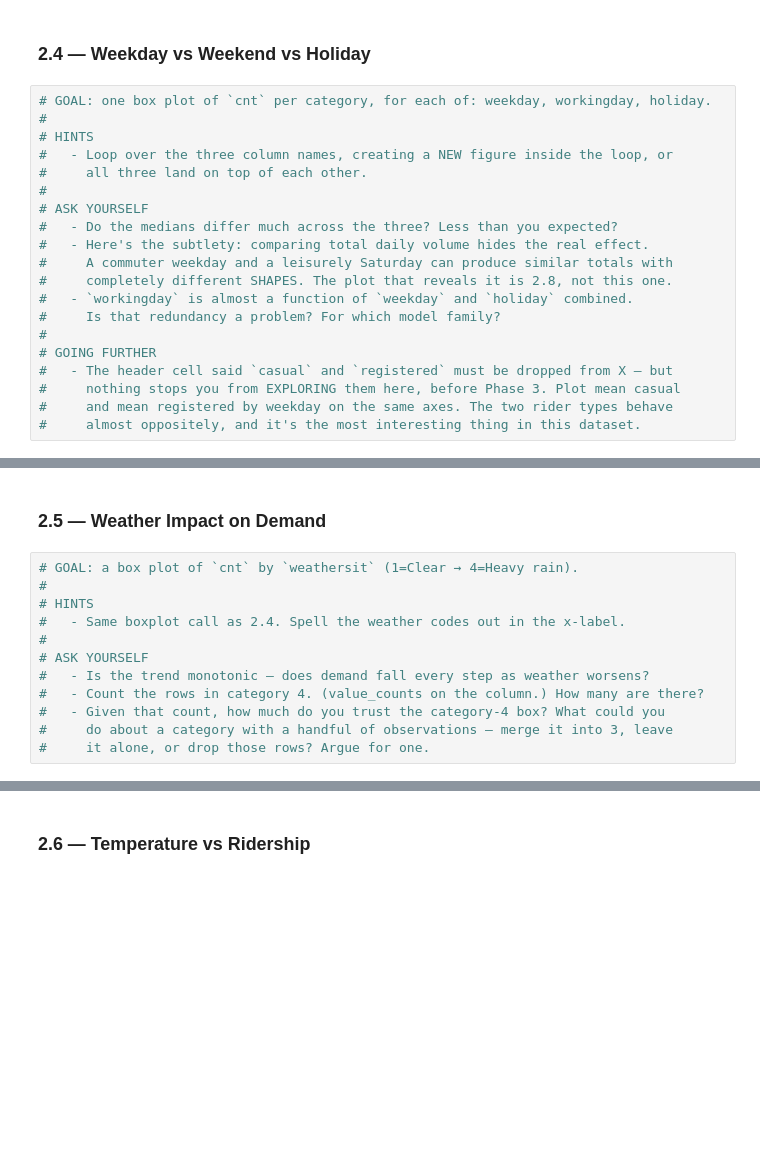
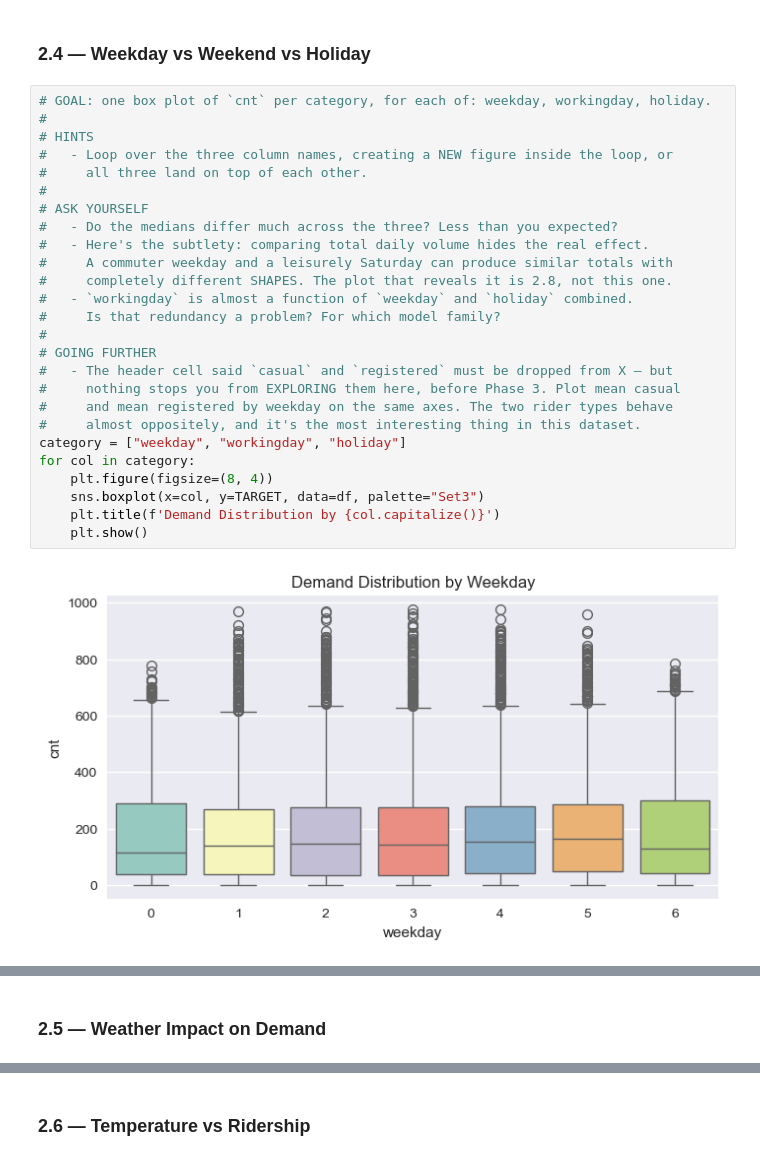
Before and after one commit to sufyan1105/Bike-sharing-demand-prediction, a Jupyter notebook: 03_bike_sharing_demand_predictor.ipynb, the cells around one changed output, grey strips where cells are left out. Drawn from its saved outputs; the diff is of its cells as text; blank space fills up the shorter version.

```diff
--- a/03_bike_sharing_demand_predictor.ipynb
+++ b/03_bike_sharing_demand_predictor.ipynb
@@ -215,20 +214,28 @@ plt.show()
 # %%
 # GOAL: one box plot of `cnt` per category, for each of: weekday, workingday, holiday.
 #
 # HINTS
 #   - Loop over the three column names, creating a NEW figure inside the loop, or
 #     all three land on top of each other.
 #
 # ASK YOURSELF
 #   - Do the medians differ much across the three? Less than you expected?
 #   - Here's the subtlety: comparing total daily volume hides the real effect.
 #     A commuter weekday and a leisurely Saturday can produce similar totals with
 #     completely different SHAPES. The plot that reveals it is 2.8, not this one.
 #   - `workingday` is almost a function of `weekday` and `holiday` combined.
 #     Is that redundancy a problem? For which model family?
 #
 # GOING FURTHER
 #   - The header cell said `casual` and `registered` must be dropped from X — but
 #     nothing stops you from EXPLORING them here, before Phase 3. Plot mean casual
 #     and mean registered by weekday on the same axes. The two rider types behave
 #     almost oppositely, and it's the most interesting thing in this dataset.
+category = ["weekday", "workingday", "holiday"]
+for col in category:
+    plt.figure(figsize=(8, 4))
+    sns.boxplot(x=col, y=TARGET, data=df, palette="Set3")
+    plt.title(f'Demand Distribution by {col.capitalize()}')
+    plt.show()
+# %% [output]
+[figure, added]
@@ -235,14 +244,2 @@ plt.show()
 # %% [markdown]
 ### 2.5 — Weather Impact on Demand
-# %%
-# GOAL: a box plot of `cnt` by `weathersit` (1=Clear → 4=Heavy rain).
-#
-# HINTS
-#   - Same boxplot call as 2.4. Spell the weather codes out in the x-label.
-#
-# ASK YOURSELF
-#   - Is the trend monotonic — does demand fall every step as weather worsens?
-#   - Count the rows in category 4. (value_counts on the column.) How many are there?
-#   - Given that count, how much do you trust the category-4 box? What could you
-#     do about a category with a handful of observations — merge it into 3, leave
-#     it alone, or drop those rows? Argue for one.
```
Also changed, not shown: parts of 12 cells of this notebook.
